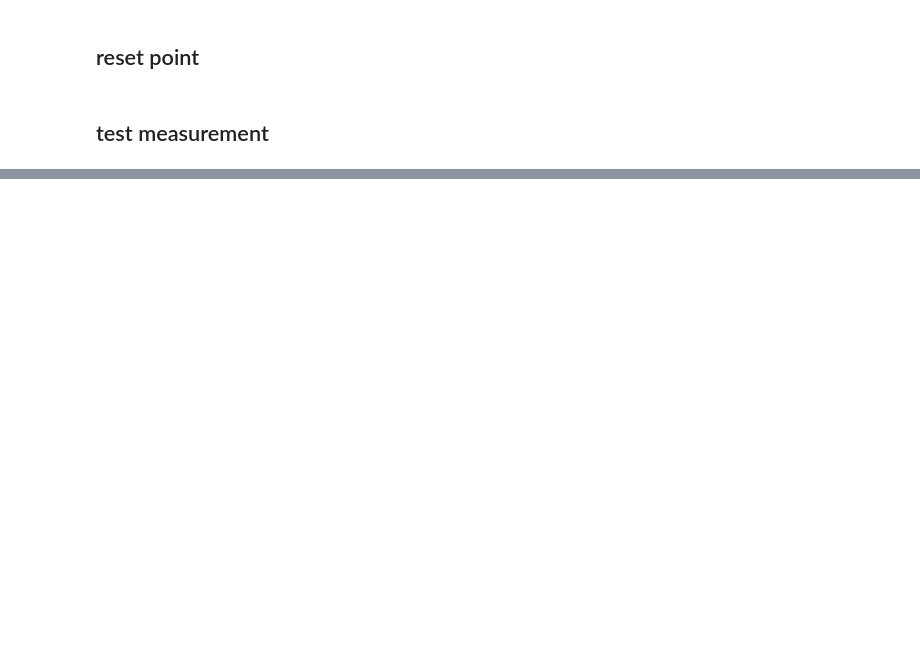
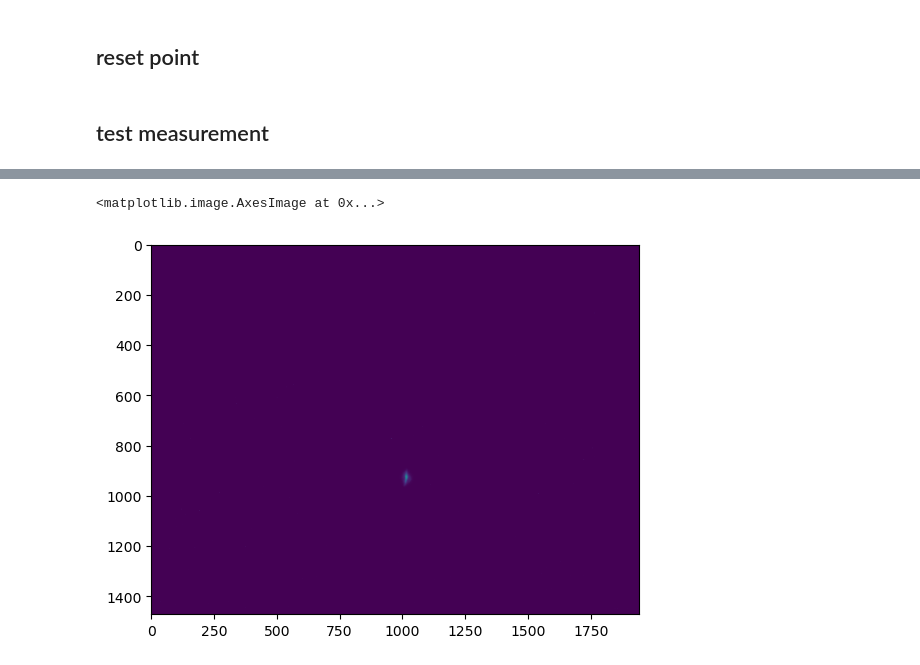
Before and after one commit to t-bz/SLAC_Xopt, a Jupyter notebook: lcls_ii/emittance/automatic_emittance/run_tools.ipynb, the cells around one changed output, grey strips where cells are left out. Drawn from its saved outputs; the diff is of its cells as text; code cells hidden in the pictures; blank space fills up the shorter version.

```diff
--- a/lcls_ii/emittance/automatic_emittance/run_tools.ipynb
+++ b/lcls_ii/emittance/automatic_emittance/run_tools.ipynb
@@ -75,0 +94,5 @@ OSError: [Errno 22] Invalid argument: 'OTRS:HTR:330'
+# %%
+from scripts.utils.read_files import read_file
+res = read_file(
+    "/home/physics3/ml_tuning/20230813_LCLS2_Injector_new_emit/characterize_1/1691985207.1960971.h5"
+)
@@ -75,0 +119,5 @@ OSError: [Errno 22] Invalid argument: 'OTRS:HTR:330'
+# %%
+plt.imshow(res["images"][0])
+# %% [output]
+<matplotlib.image.AxesImage at 0x...>
+[figure, added]
```
Also changed, not shown: parts of 5 cells of this notebook, 12 other files.
